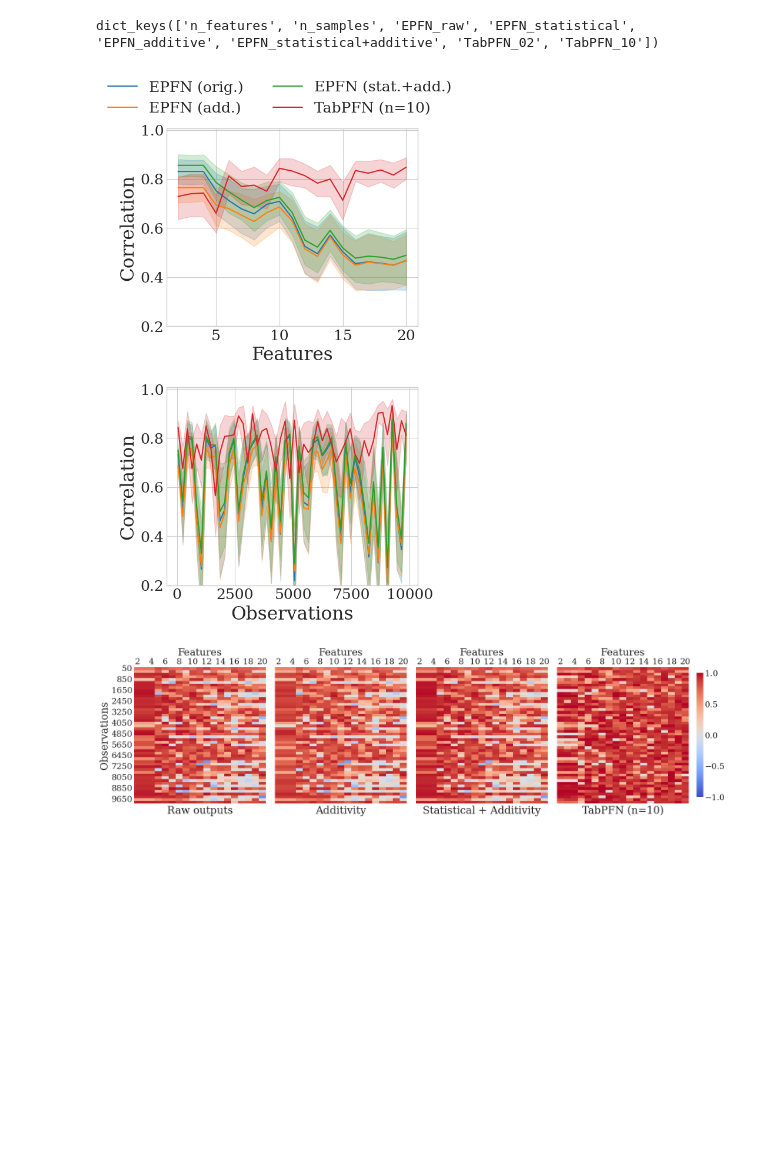
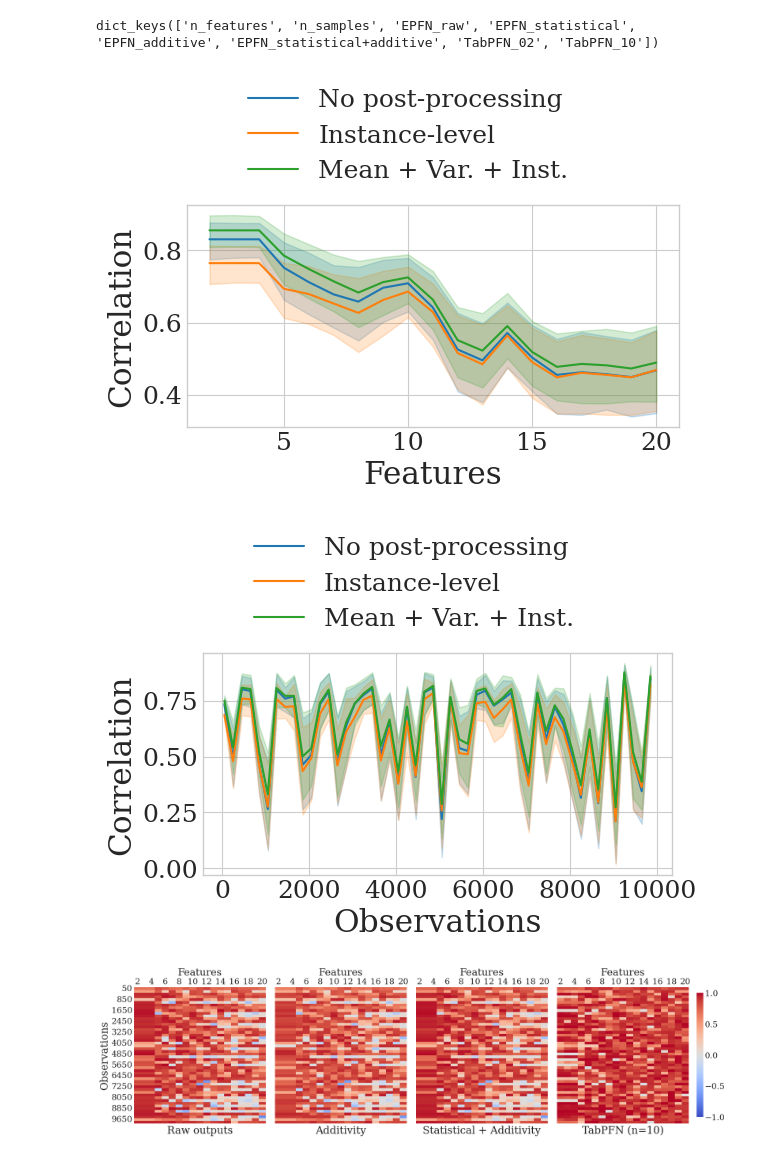
Before and after one commit to joaopfonseca/ExplainerPFN, a Jupyter notebook: notebooks/10-ablations.ipynb, the cells around one changed output. Drawn from its saved outputs; the diff is of its cells as text; code cells hidden in the pictures; blank space fills up the shorter version.

```diff
--- a/notebooks/10-ablations.ipynb
+++ b/notebooks/10-ablations.ipynb
@@ -295,31 +302,30 @@ for i in range(len(results["TabPFN_10"])):
 # %%
-df_corr = pd.DataFrame(correlations).drop(columns=["TabPFN_02", "EPFN_statistical"]).rename(
+df_corr = pd.DataFrame(correlations).drop(columns=["TabPFN_02", "TabPFN_10", "EPFN_statistical"]).rename(
     columns={
         "n_features": "Features",
         "n_samples": "Observations",
-        "EPFN_raw": "EPFN (orig.)",
-        "EPFN_additive": "EPFN (add.)",
-        "EPFN_statistical+additive": "EPFN (stat.+add.)",
-        "TabPFN_10": "TabPFN (n=10)",
+        "EPFN_raw": "No post-processing",
+        "EPFN_additive": "Instance-level",
+        "EPFN_statistical+additive": "Mean + Var. + Inst.",
+        # "TabPFN_10": "TabPFN (n=10)",
     }
 )
-df_corr_samples = df_corr.drop(columns=["Observations"]).melt(id_vars=["Features"], var_name="Method", value_name="Correlation")
-df_corr_features = df_corr.drop(columns=["Features"]).melt(id_vars=["Observations"], var_name="Method", value_name="Correlation")
+df_corr_samples = df_corr.drop(columns=["Features"]).melt(id_vars=["Observations"], var_name="Method", value_name="Correlation")
+df_corr_features = df_corr.drop(columns=["Observations"]).melt(id_vars=["Features"], var_name="Method", value_name="Correlation")
 
-fig, axes = plt.subplots(2, 1, figsize=(6, 10), sharey=True)
 
-sns.lineplot(data=df_corr_samples, x="Features", y="Correlation", hue="Method", ax=axes[0])
-sns.lineplot(data=df_corr_features, x="Observations", y="Correlation", hue="Method", ax=axes[1])
-axes[0].legend(title=None, loc='lower center', bbox_to_anchor=(0.45, 1), ncol=2)
-# y axis min
-axes[0].set_ylim(bottom=0.2)
-axes[1].set_ylim(bottom=0.2)
-axes[1].legend_.remove()
+for feat, df_corr_subset in [("Features", df_corr_features), ("Observations", df_corr_samples)]:
+    sns.lineplot(data=df_corr_subset, x=feat, y="Correlation", hue="Method")
+    plt.legend(title=None, loc='lower center', bbox_to_anchor=(0.45, 1), ncol=1)
+    # plt.legend(title=None, loc='center left', bbox_to_anchor=(1, 0.5), ncol=1)
+    # plt.ylim(bottom=0.2)
 
-plt.tight_layout()
-plt.savefig("ablation_corr_lineplot.pdf")
+    plt.tight_layout()
+    plt.savefig(f"ablation_corr_lineplot_{feat.lower()}.pdf")
+    plt.show()
 # %% [output]
-[figure, old version]
+[figure, new version]
+[figure, added]
 # %%
 df_ = df_corr.rename(
     columns={
```
Also changed, not shown: parts of 3 cells of this notebook.
